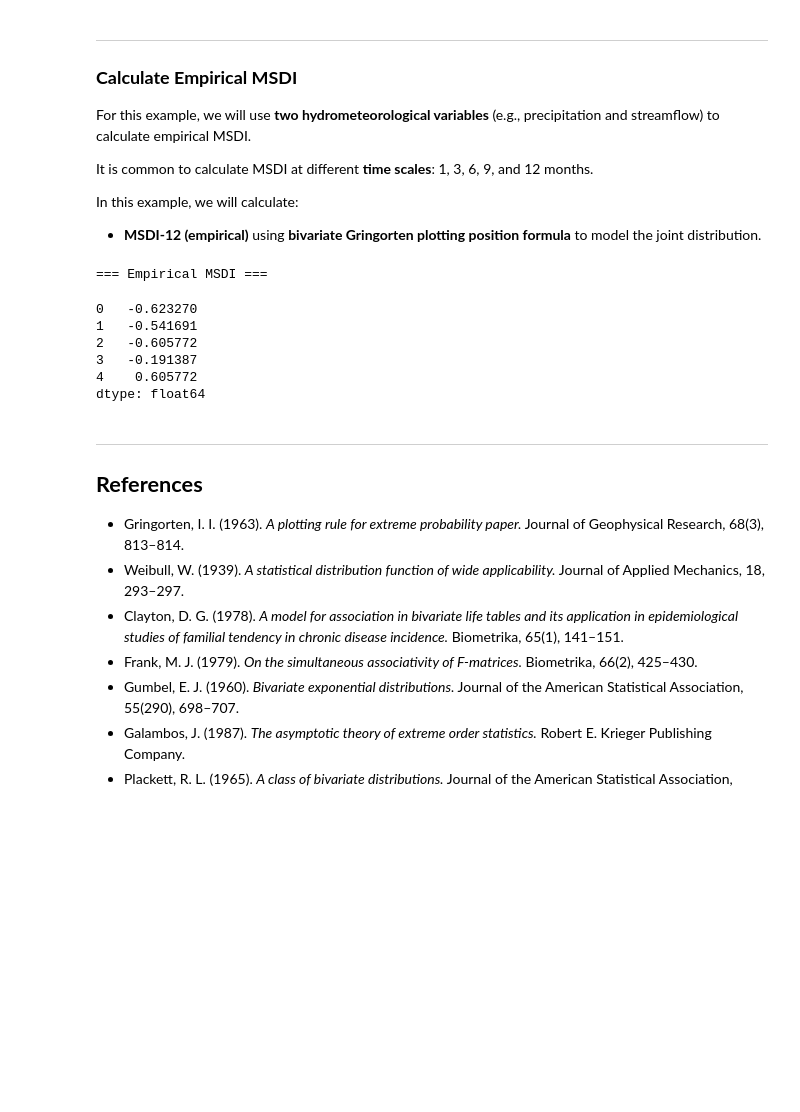
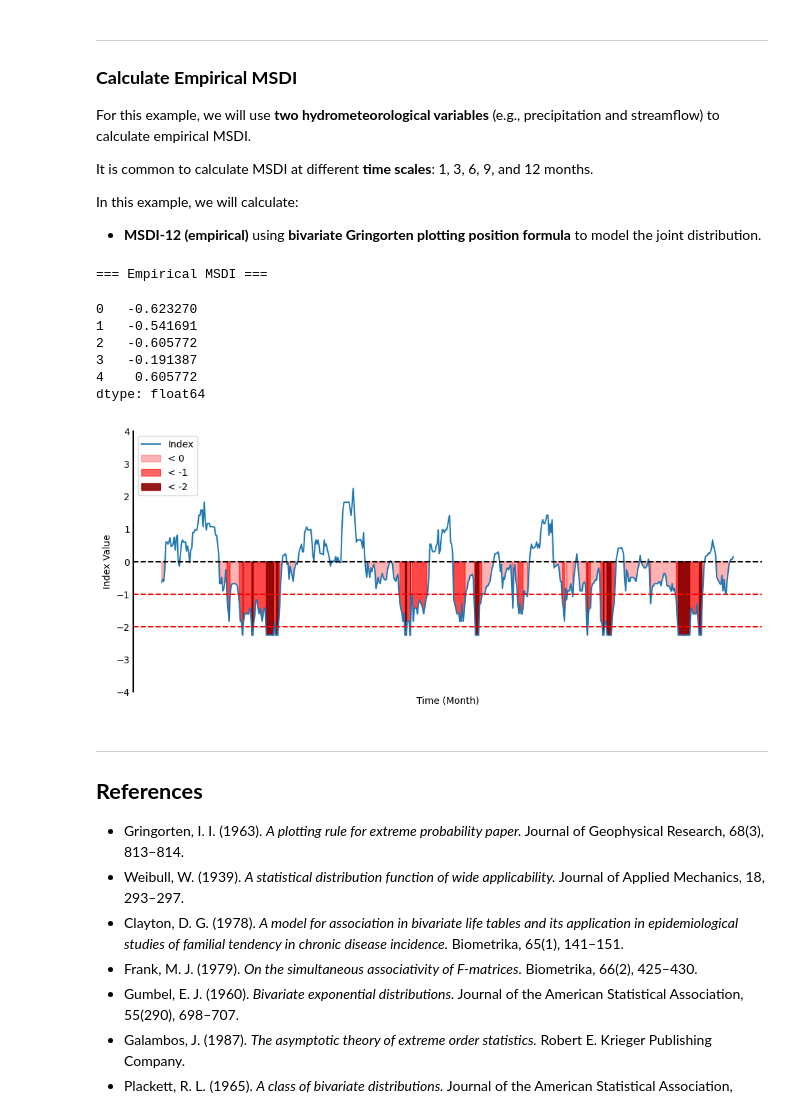
Before and after one commit to TerziTB/PyDRGHT, a Jupyter notebook: examples/example_MSDI.ipynb, the cells around one changed output. Cells and saved outputs as stored; diff of their text form; code cells hidden in the pictures; blank space fills up the shorter version.

```diff
--- a/examples/example_MSDI.ipynb
+++ b/examples/example_MSDI.ipynb
@@ -119,25 +122,28 @@ In this example, we will calculate:
 # %%
 # Select precipitation and streamflow columns
 precip = df['PRECIPITATION']
 streamflow = df['STREAMFLOW']
 
 # Initialize MSDI class with 12-month accumulation
 MSDI = pydrght.MSDI(precip, streamflow, ts=12)
 
 # Compute empirical MSDI (Clayton copula, Gringorten method)
 MSDI_emp = MSDI.empirical()
 
 # Display results
 print("=== Empirical MSDI ===")
 display(MSDI_emp.head())
+
+pydrght.utils.plot_index_with_severity(MSDI_emp)
 # %% [output]
 === Empirical MSDI ===
 0   -0.623270
 1   -0.541691
 2   -0.605772
 3   -0.191387
 4    0.605772
 dtype: float64
+[figure, added]
 # %% [markdown]
 ---
 ## **References**
```
Also changed, not shown: parts of 2 cells of this notebook, 6 other files.
